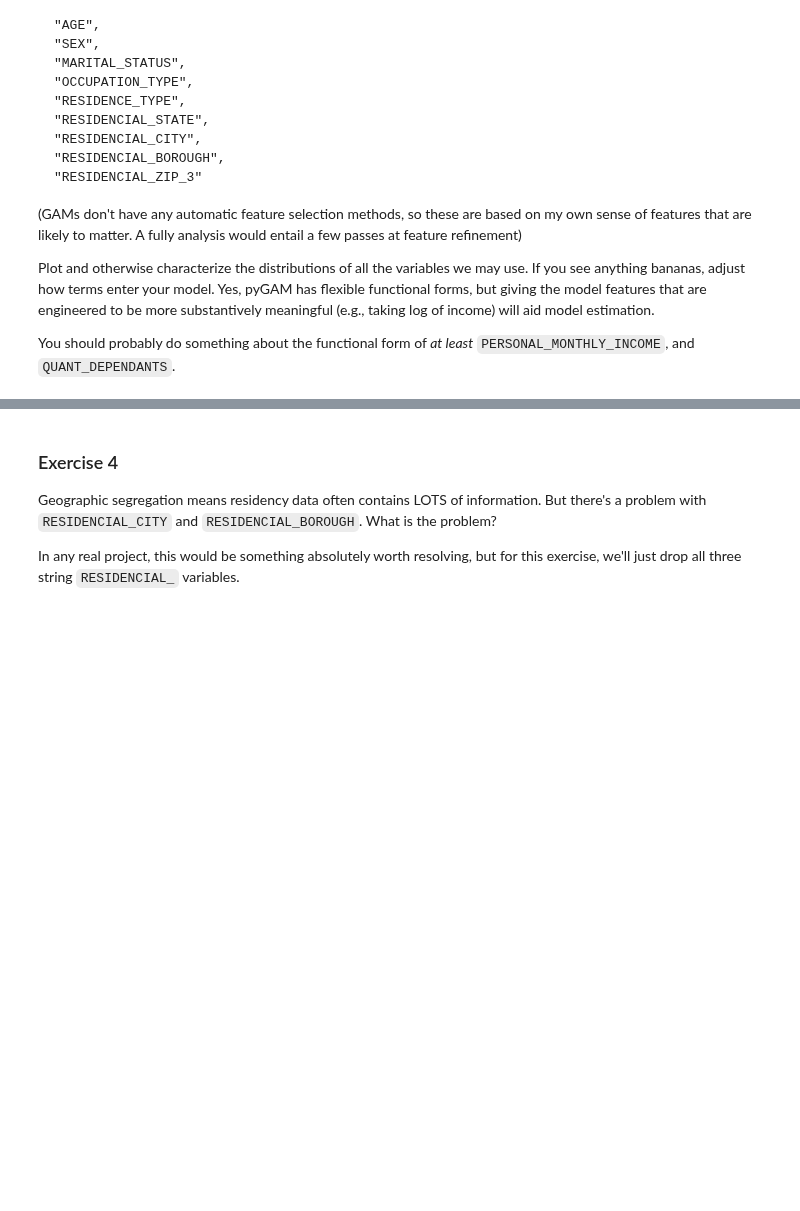
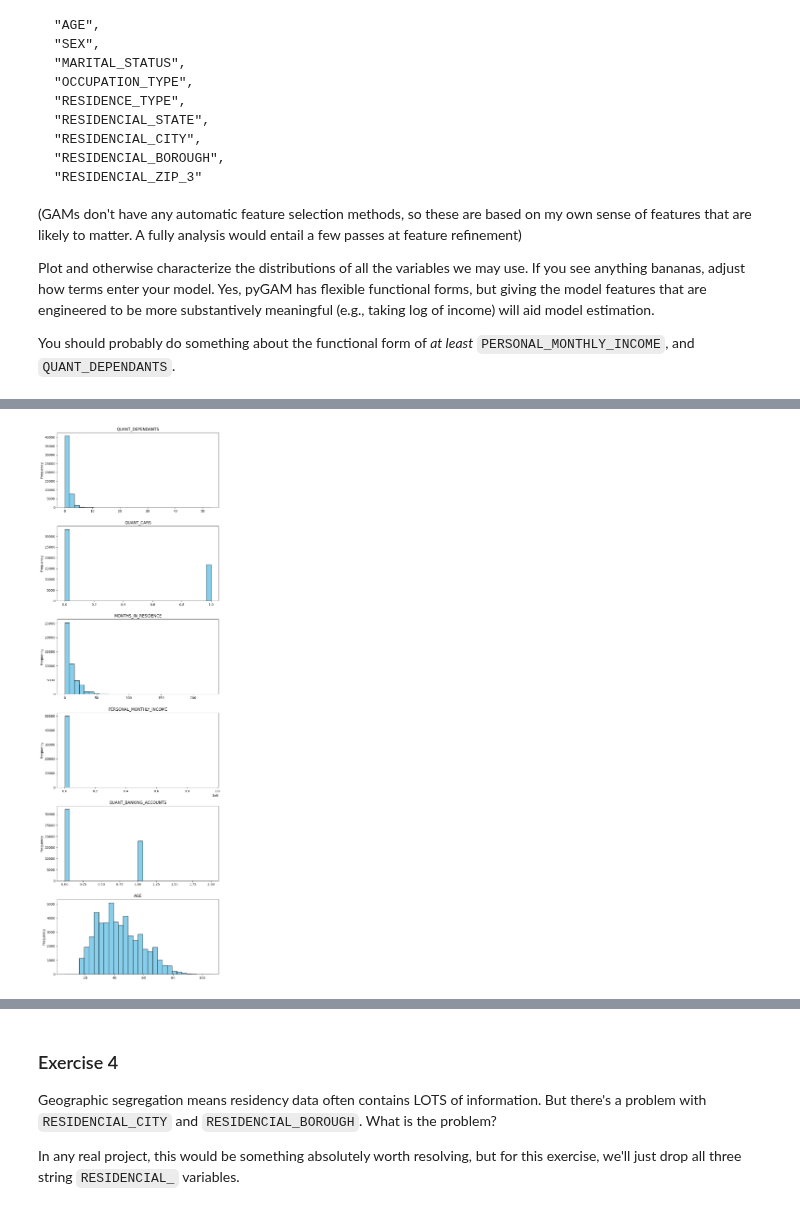
Before and after one commit to nogibjj/ZT-UDS, a Jupyter notebook: exercise_interpretable.ipynb, the cells around one changed output, grey strips where cells are left out. Saved outputs shown, nothing was run; the diff lists cells and outputs as text; code cells hidden in the pictures; blank space fills up the shorter version.

```diff
--- a/exercise_interpretable.ipynb
+++ b/exercise_interpretable.ipynb
@@ -186,3 +186,23 @@ Let's start off by fitting a model that uses the following variables:
 Plot and otherwise characterize the distributions of all the variables we may use. If you see anything bananas, adjust how terms enter your model. Yes, pyGAM has flexible functional forms, but giving the model features that are engineered to be more substantively meaningful (e.g., taking log of income) will aid model estimation.
 
 You should probably do something about the functional form of *at least* `PERSONAL_MONTHLY_INCOME`, and `QUANT_DEPENDANTS`.
+# %%
+variables_selected = [
+    "QUANT_DEPENDANTS",
+    "QUANT_CARS",
+    "MONTHS_IN_RESIDENCE",
+    "PERSONAL_MONTHLY_INCOME",
+    "QUANT_BANKING_ACCOUNTS",
+    "AGE",
+    "SEX",
+    "MARITAL_STATUS",
+    "OCCUPATION_TYPE",
+    "RESIDENCE_TYPE",
+    "RESIDENCIAL_STATE",
+    "RESIDENCIAL_CITY",
+    "RESIDENCIAL_BOROUGH",
+    "RESIDENCIAL_ZIP_3",
+    "TARGET_LABEL_BAD=1"]
+
+df_selected = df[variables_selected]
+df_selected
@@ -188,0 +243,26 @@ You should probably do something about the functional form of *at least* `PERSON
+# %%
+"""let's visualize the data"""
+
+# CONTINUOUS VARIABLES
+import matplotlib.pyplot as plt
+import numpy as np
+
+continuous_var = [
+    "QUANT_DEPENDANTS",
+    "QUANT_CARS",
+    "MONTHS_IN_RESIDENCE",
+    "PERSONAL_MONTHLY_INCOME",
+    "QUANT_BANKING_ACCOUNTS",
+    "AGE"]
+
+fig, axes = plt.subplots(len(continuous_var), 1, figsize=(8, 4*len(continuous_var)))
+
+for i, var in enumerate(continuous_var):
+    axes[i].hist(df_selected[var].dropna(), bins=30, color='skyblue', edgecolor='black')
+    axes[i].set_title(var)
+    axes[i].set_ylabel('Frequency')
+
+plt.tight_layout()
+plt.show()
+# %% [output]
+[figure, added]
```
Also changed, not shown: parts of 4 cells of this notebook.
